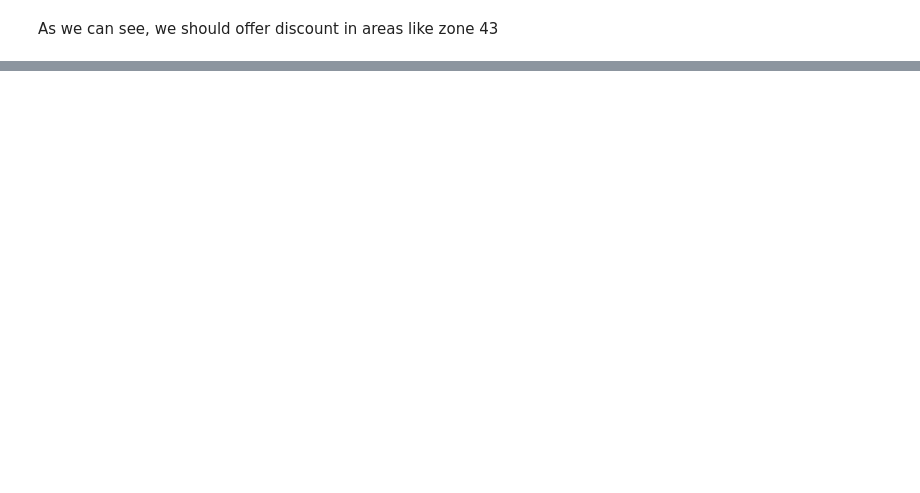
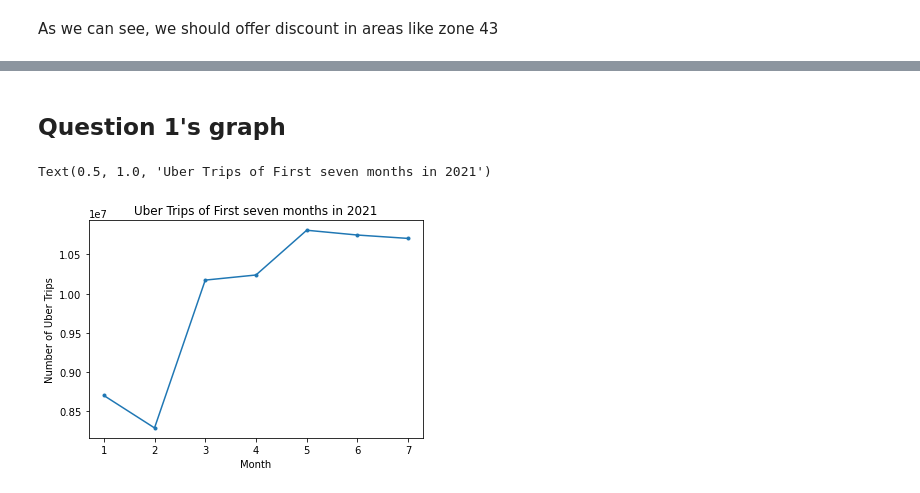
Before and after one commit to rafaelvchaves/orie3120-project, a Jupyter notebook: uber_taxi_ratio.ipynb, the cells around one changed output, grey strips where cells are left out. Cells and saved outputs as stored; diff of their text form; code cells hidden in the pictures; blank space fills up the shorter version.

```diff
--- a/uber_taxi_ratio.ipynb
+++ b/uber_taxi_ratio.ipynb
@@ -124,0 +153,15 @@ Text(0.5, 1.0, 'Market Share for Rides Picked Up at Central Park')
+# %% [markdown]
+## Question 1's graph
+# %%
+data = {'Month':['1','2','3','4','5','6','7'],'Trips':[8704128,8290758,10173376,10238382,10808415,10747390,10704366]}
+df = pd.DataFrame(data)
+# %%
+plt.plot(data['Month'],data['Trips'],'.-')
+plt.xlabel('Month')
+plt.ylabel('Number of Uber Trips')
+plt.title('Uber Trips of First seven months in 2021')
+# plt.savefig('output.png',dpi = 300)
+# plt.clf()
+# %% [output]
+Text(0.5, 1.0, 'Uber Trips of First seven months in 2021')
+[figure, added]
```
Also changed, not shown: parts of 8 cells of this notebook.
